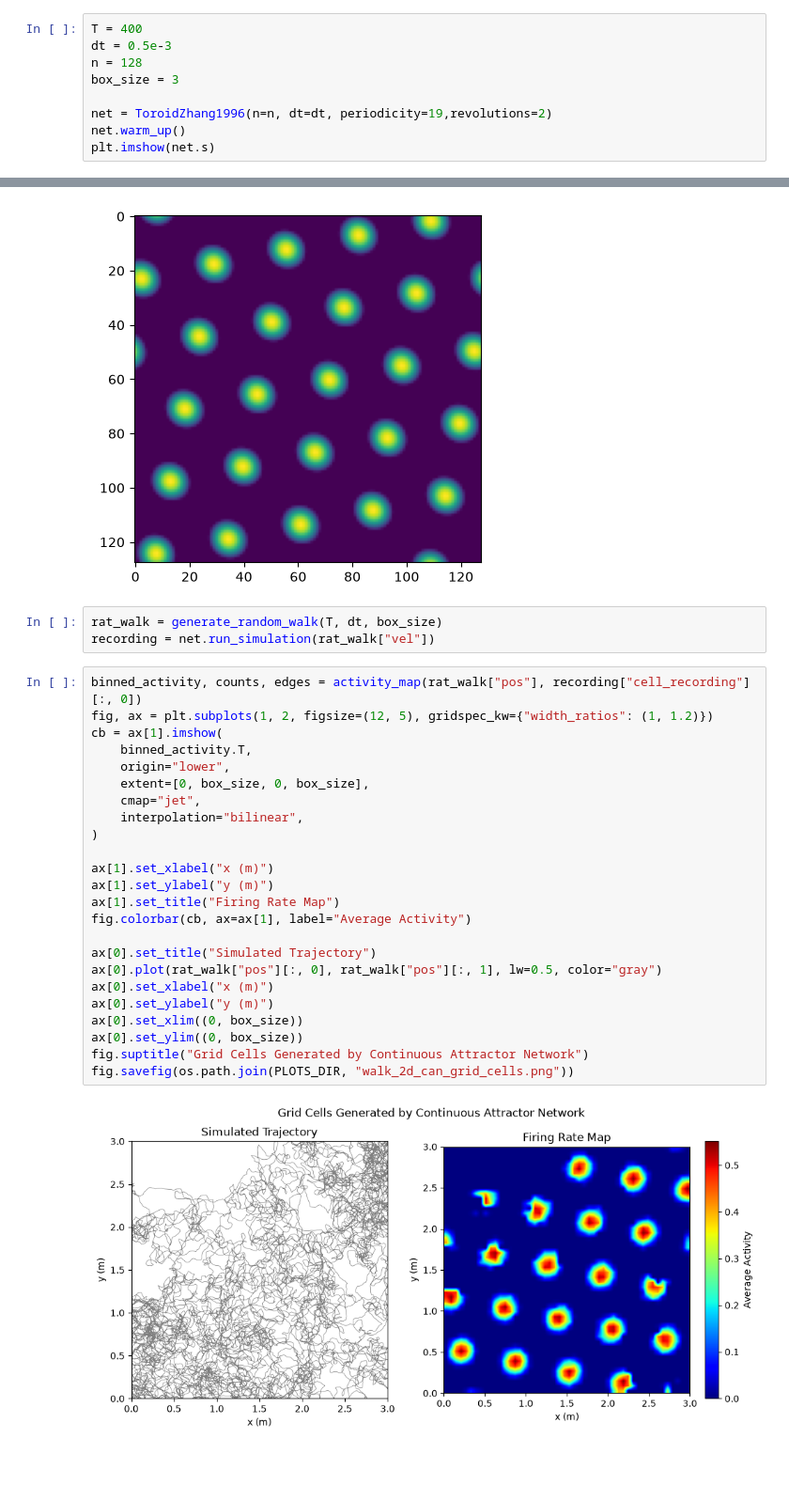
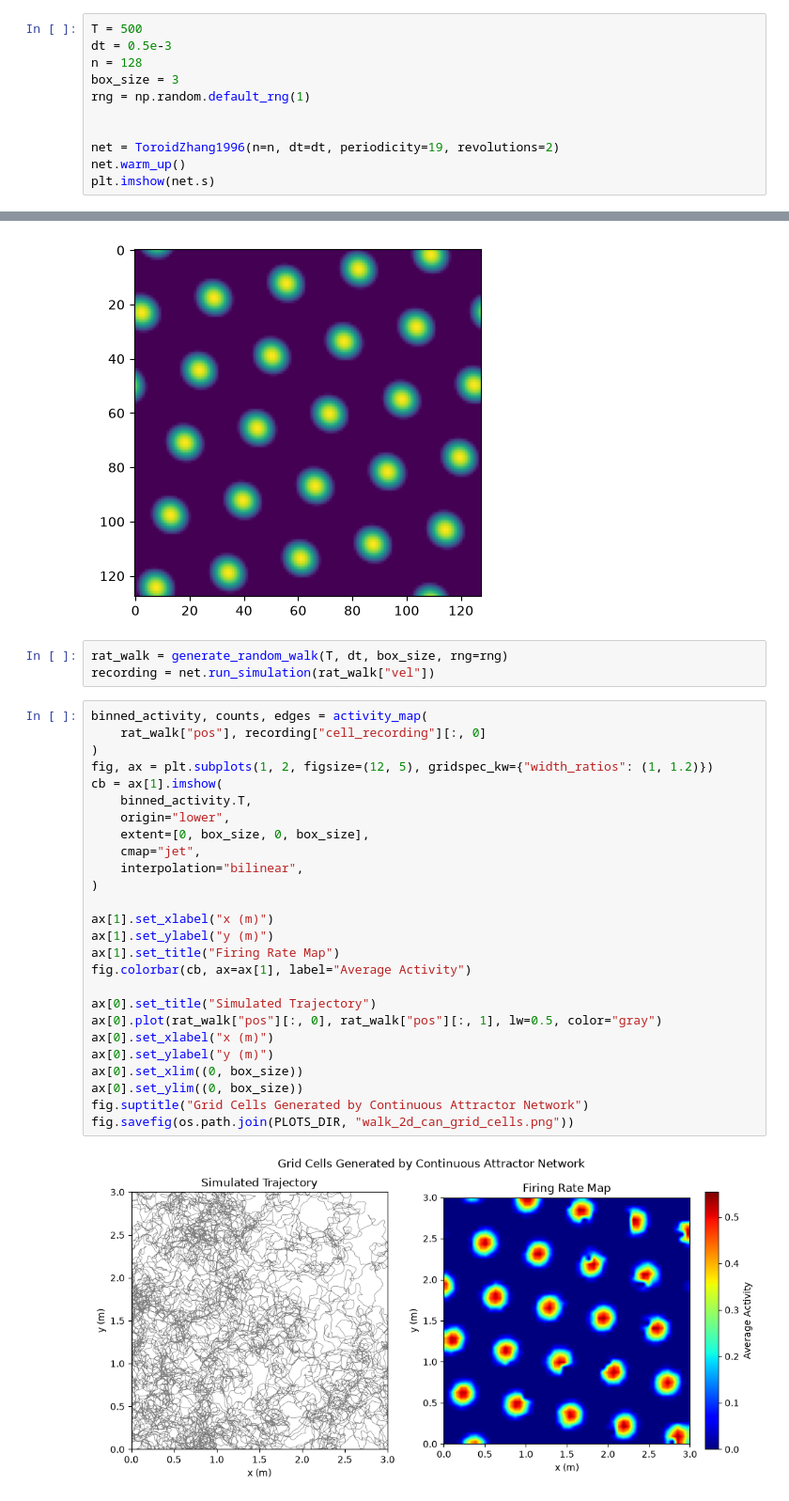
Before and after one commit to siaulich/grid-cells, a Jupyter notebook: notebooks/continuous_attractor_model_2d.ipynb, the cells around one changed output, grey strips where cells are left out. Shown at 94% size. Drawn from its saved outputs; the diff is of its cells as text; blank space fills up the shorter version.

```diff
--- a/notebooks/continuous_attractor_model_2d.ipynb
+++ b/notebooks/continuous_attractor_model_2d.ipynb
@@ -10,12 +10,14 @@ import os
 DATA_DIR = "../simulation_data"
 PLOTS_DIR = "../plots"
 # %%
-T = 400
+T = 500
 dt = 0.5e-3
 n = 128
 box_size = 3
+rng = np.random.default_rng(1)
 
-net = ToroidZhang1996(n=n, dt=dt, periodicity=19,revolutions=2)
+
+net = ToroidZhang1996(n=n, dt=dt, periodicity=19, revolutions=2)
 net.warm_up()
 plt.imshow(net.s)
 # %% [output]
@@ -23,31 +25,33 @@ Ran warm up for 4387 steps
 <matplotlib.image.AxesImage at 0x...>
 [figure]
 # %%
-rat_walk = generate_random_walk(T, dt, box_size)
+rat_walk = generate_random_walk(T, dt, box_size, rng=rng)
 recording = net.run_simulation(rat_walk["vel"])
 # %%
-binned_activity, counts, edges = activity_map(rat_walk["pos"], recording["cell_recording"][:, 0])
+binned_activity, counts, edges = activity_map(
+    rat_walk["pos"], recording["cell_recording"][:, 0]
+)
 fig, ax = plt.subplots(1, 2, figsize=(12, 5), gridspec_kw={"width_ratios": (1, 1.2)})
 cb = ax[1].imshow(
     binned_activity.T,
     origin="lower",
     extent=[0, box_size, 0, box_size],
     cmap="jet",
     interpolation="bilinear",
 )
 
 ax[1].set_xlabel("x (m)")
 ax[1].set_ylabel("y (m)")
 ax[1].set_title("Firing Rate Map")
 fig.colorbar(cb, ax=ax[1], label="Average Activity")
 
 ax[0].set_title("Simulated Trajectory")
 ax[0].plot(rat_walk["pos"][:, 0], rat_walk["pos"][:, 1], lw=0.5, color="gray")
 ax[0].set_xlabel("x (m)")
 ax[0].set_ylabel("y (m)")
 ax[0].set_xlim((0, box_size))
 ax[0].set_ylim((0, box_size))
 fig.suptitle("Grid Cells Generated by Continuous Attractor Network")
 fig.savefig(os.path.join(PLOTS_DIR, "walk_2d_can_grid_cells.png"))
 # %% [output]
-[figure, old version]
+[figure, new version]
```
Also changed, not shown: parts of 1 cell of this notebook, 17 other files.
